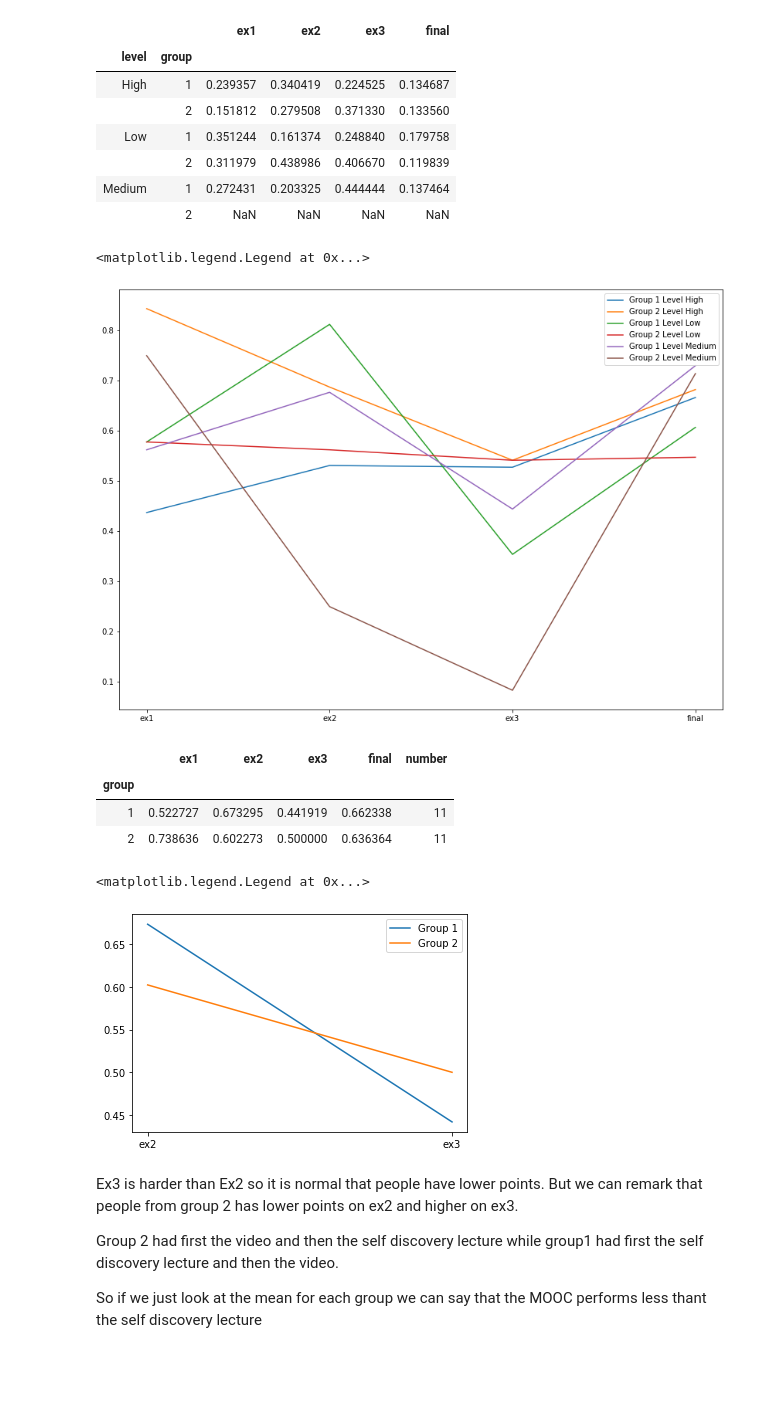
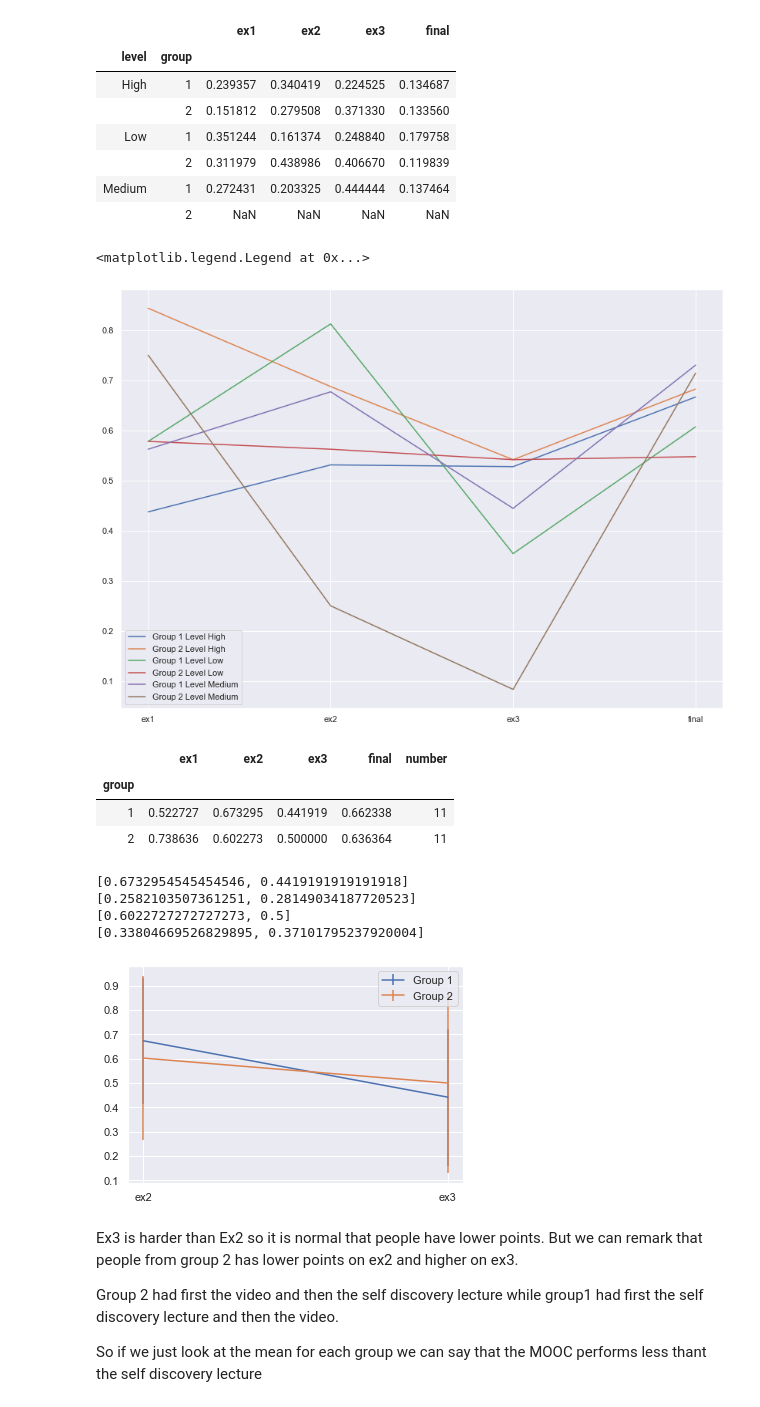
Before and after one commit to valentinoli/dela-html-lesson, a Jupyter notebook: frog-analysis.ipynb, the cells around one changed output. Saved outputs shown, nothing was run; the diff lists cells and outputs as text; code cells hidden in the pictures; blank space fills up the shorter version.

```diff
--- a/frog-analysis.ipynb
+++ b/frog-analysis.ipynb
@@ -43,4 +45,6 @@ def prior_level(x):
     return x
 
 prior_data = prior_data.apply(prior_level, axis=1)
-prior_data['level'].hist()
+prior_data.level = pd.Categorical(prior_data.level,
+                   categories=["Low", "Medium", "High"],
+                   ordered=True)
@@ -79,0 +83,26 @@ pd.pivot_table(meta, index='level', columns='group', aggfunc=len)
+# %%
+import seaborn as sb
+sb.set_context("notebook")
+sb.set()
+
+
+meta_pivoted = pd.pivot_table(meta.rename(columns={'level':'prior knowledge'}), index='prior knowledge', columns='group', aggfunc=len)
+meta_pivoted = meta_pivoted.reset_index()
+meta_pivoted['prior knowledge'] = pd.Categorical(meta_pivoted['prior knowledge'], categories=["Low", "Medium", "High"], ordered=True)
+meta_pivoted = meta_pivoted.sort_values(by="prior knowledge").set_index("prior knowledge", drop = True)
+
+
+fig, ax = plt.subplots()
+
+ax = sb.heatmap(meta_pivoted,annot=True)
+
+# Bugfix to show whole first and last row
+bottom, top = ax.get_ylim()
+ax.set_ylim(bottom, top)
+
+bottom, top = ax.get_ylim()
+ax.set_ylim(bottom + 0.5, top - 0.5)
+
+plt.title("Repartition of student between\n group with their prior knowledge")
+plt.savefig(RESULT_PATH+'repartition_prior.eps')
+plt.show()
@@ -479,10 +569,11 @@ for idx, group in group_results.iterrows():
 plt.legend()
 # %% [output]
 <matplotlib.legend.Legend at 0x...>
-[figure, old version]
+[figure, new version]
 # %%
 group_results = results.groupby('group').mean()
 group_results['number'] = results.groupby('group')['final'].count()
+group_results_std = results.groupby('group').std()
 group_results
 # %% [output]
 |  | ex1 | ex2 | ex3 | final | number |
@@ -492,13 +583,19 @@ group_results
 # %%
 plt.figure()
 for idx, group in group_results.iterrows():
 
     group = group.drop(index=['number','ex1', 'final'])
-    plt.plot(group.index, group.tolist(), label="Group {}".format(idx))
+    print(group.tolist())
+    print(group_results_std.iloc[idx-1, 1:3].tolist())
+    plt.errorbar(group.index, group.tolist(), label="Group {}".format(idx), yerr=group_results_std.iloc[idx-1, 1:3].tolist())
 plt.legend()
+plt.savefig('meangroup.png')
 # %% [output]
-<matplotlib.legend.Legend at 0x...>
+[0.6732954545454546, 0.4419191919191918]
+[0.2582103507361251, 0.28149034187720523]
+[0.6022727272727273, 0.5]
+[0.33804669526829895, 0.37101795237920004]
-[figure, old version]
+[figure, new version]
 # %% [markdown]
 Ex3 is harder than Ex2 so it is normal that people have lower points.
 But we can remark that people from group 2 has lower points on ex2 and higher on ex3.
```
Also changed, not shown: parts of 15 cells of this notebook, 13 other files.
